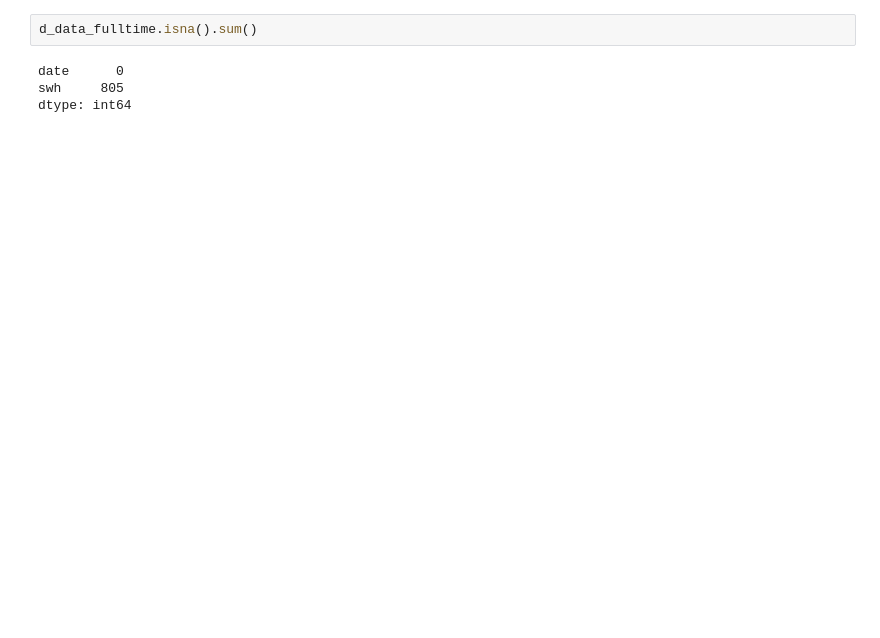
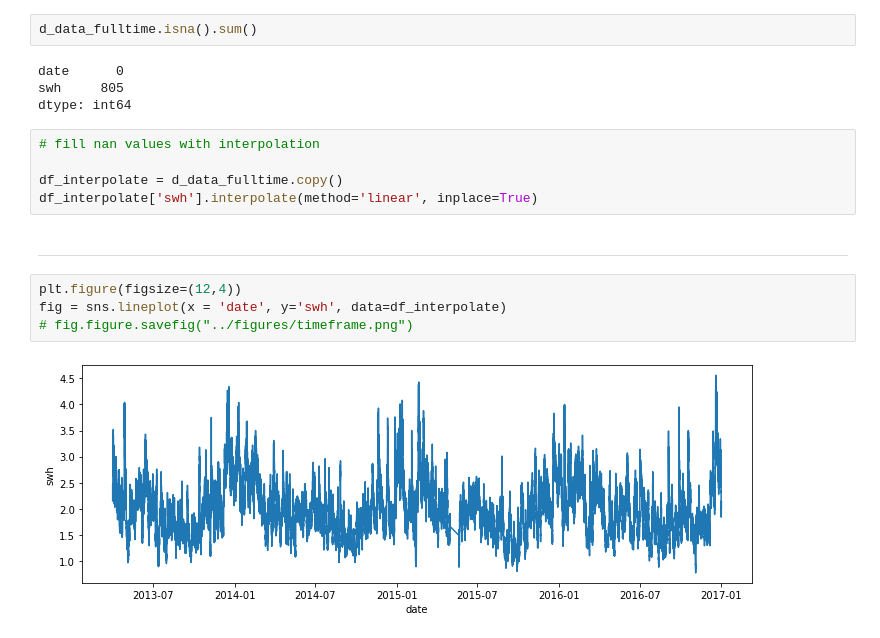
Before and after one commit to jakartaresearch/ocean-wave-prediction, a Jupyter notebook: notebook/0_eda.ipynb, the cells around one changed output. Cells and saved outputs as stored; diff of their text form; blank space fills up the shorter version.

```diff
--- a/notebook/0_eda.ipynb
+++ b/notebook/0_eda.ipynb
@@ -88,3 +159,16 @@ d_data_fulltime.isna().sum()
 date      0
 swh     805
 dtype: int64
+# %%
+# fill nan values with interpolation
+
+df_interpolate = d_data_fulltime.copy()
+df_interpolate['swh'].interpolate(method='linear', inplace=True)
+# %% [markdown]
+---
+# %%
+plt.figure(figsize=(12,4))
+fig = sns.lineplot(x = 'date', y='swh', data=df_interpolate)
+# fig.figure.savefig("../figures/timeframe.png")
+# %% [output]
+[figure, added]
```
Also changed, not shown: parts of 19 cells of this notebook.
